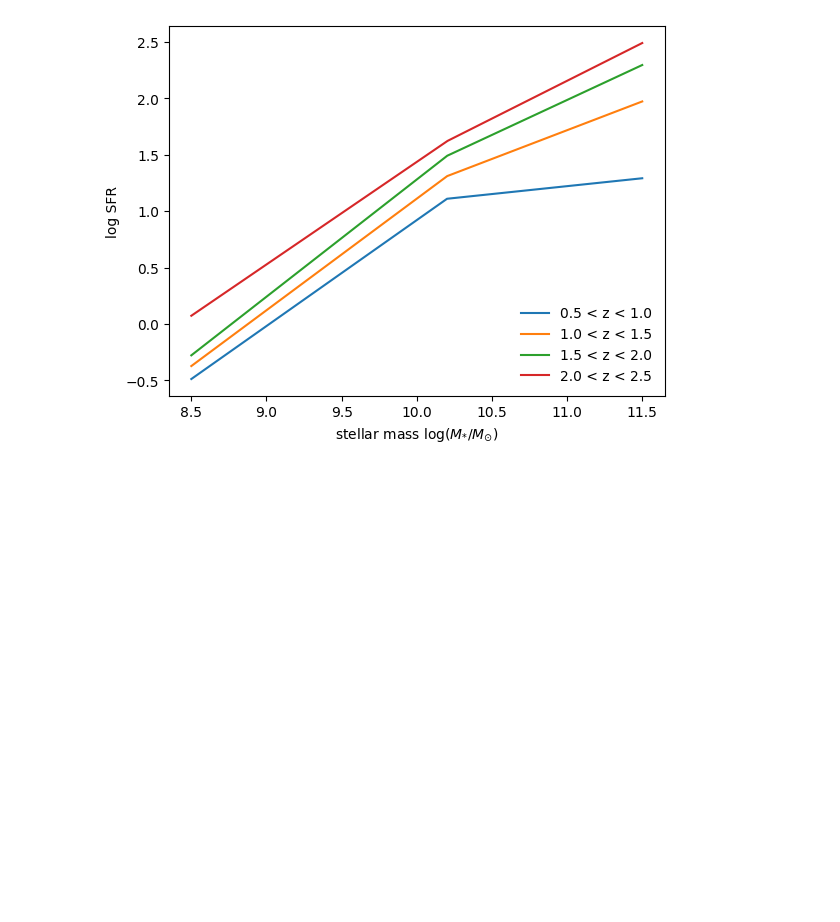
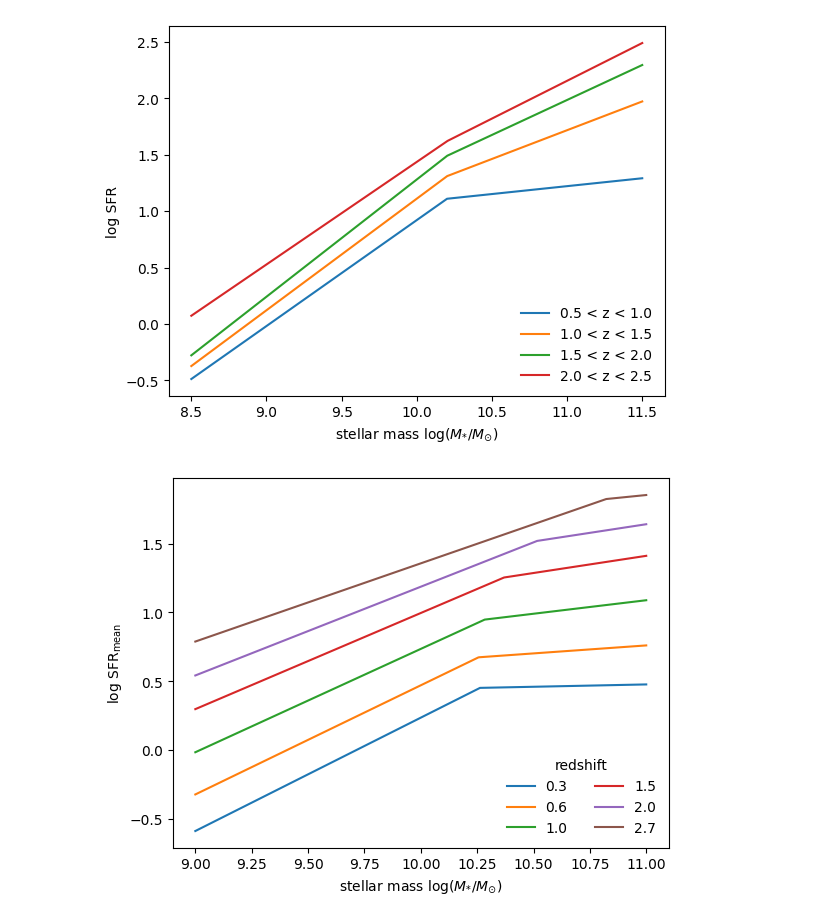
Before and after one commit to sinandeger/ce_galaxy_evolution, a Jupyter notebook: CE Galaxy Evolution Analysis.ipynb, the cells around one changed output. Drawn from its saved outputs; the diff is of its cells as text; code cells hidden in the pictures; blank space fills up the shorter version.

Commit message:
Added Leja+22 results

```diff
--- a/CE Galaxy Evolution Analysis.ipynb
+++ b/CE Galaxy Evolution Analysis.ipynb
@@ -27,7 +27,7 @@ def zahid_mz_relation(mass_arr, Z0, M0, gamma):
 # %%
 """Test for a linear uniform stellar mass range"""
 
-m_star_arr = np.arange(start=10**9, stop=10**11, step=10**7)
+mstar_arr = np.arange(start=10**9, stop=10**11, step=10**8)
 
 """Define a dictionary hosting the values for the constants from the paper"""
 
@@ -101,0 +135,17 @@ plt.show()
+# %%
+coefficient_dict = {'a': [-0.06707, 0.3684, -0.1047], 'b': [0.8552, -0.1010, -0.001816],
+                    'c': [0.2148, 0.8137, -0.08052], 'char_mstar': [10.29, -0.1284, 0.1203]}
+
+for redshift_ in [0.3, 0.6, 1.0, 1.5, 2.0, 2.7]:
+    for leja_sfr_ in range(len(mstar_arr)):
+
+        log_sfr_ = leja22_sfr_mstar_relation(mstar_arr, redshift_, coefficient_dict)
+
+    plt.plot(np.log10(mstar_arr), log_sfr_, label=str(redshift_))
+
+plt.ylabel('log $\mathrm{SFR_{mean}}$')
+plt.xlabel('stellar mass log($M_{*} / M_{\odot}$)')
+plt.legend(loc='lower right', frameon=False, title="redshift", ncol=2)
+plt.show()
+# %% [output]
+[figure, added]
```
Also changed, not shown: parts of 4 cells of this notebook.
